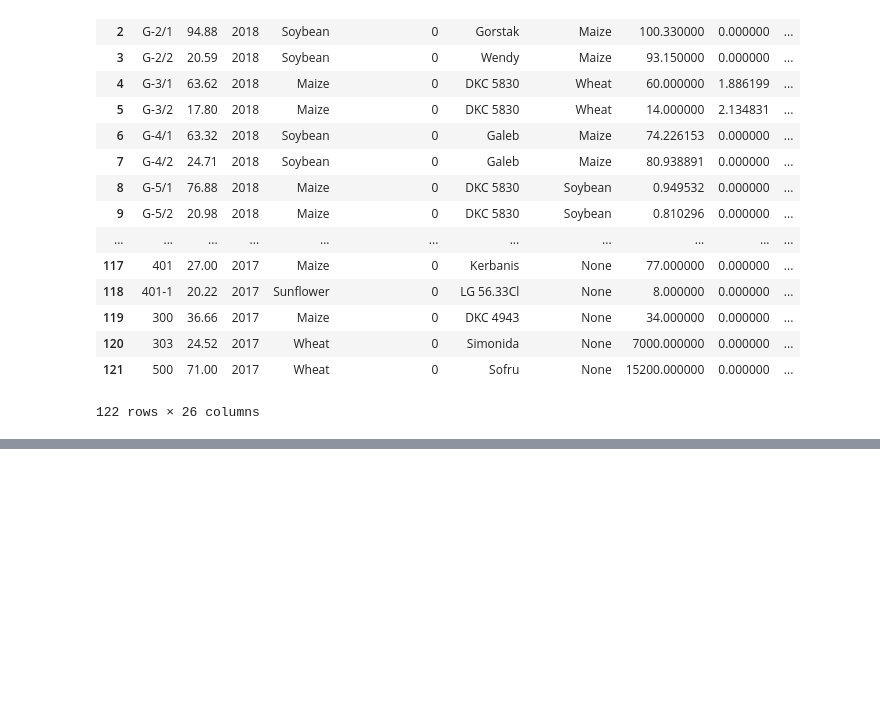
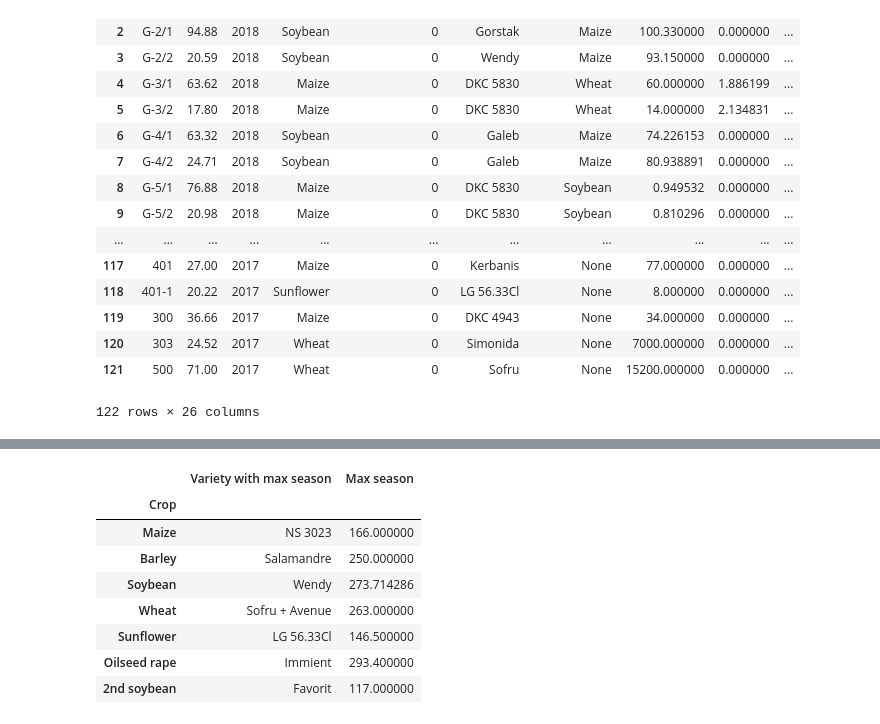
Before and after one commit to AndreaM1996/Project5, a Jupyter notebook: Project5.ipynb, the cells around one changed output, grey strips where cells are left out. Drawn from its saved outputs; the diff is of its cells as text; code cells hidden in the pictures; blank space fills up the shorter version.

```diff
--- a/Project5.ipynb
+++ b/Project5.ipynb
@@ -88,28 +90,30 @@ n = len(crops)
 def plot_ph_date(dfdates,i):
     crop = list(dfdates['Crop'].unique())
     fig = plt.figure(figsize=(12,10))
-    gs = gridspec.GridSpec(2,2)
+    gs = gridspec.GridSpec(2,2) # i will have three histograms
     df = dfdates[dfdates['Crop']==crop[i]]
 
     dates = ['Planting date','Harvest date']
 
-    ax1 = fig.add_subplot(gs[0,:])
+    ax1 = fig.add_subplot(gs[0,:]) #for the biggest histogram
     ax1.hist(df['Planting date'],color='darkgreen')
     ax1.hist(df['Harvest date'],color='darkorange')
 
 
-    index_planting = [k for k in df[dates[0]].index.values if df.loc[k,dates[0]].year == 2017]
-    index_harvest = [k for k in df[dates[1]].index.values if df.loc[k,dates[1]].year == 2017]
-    title = '2017.'
+    index_planting = [k for k in df[dates[0]].index.values if df.loc[k,dates[0]].year == 2017] #pick index where year is 2017.
+    index_harvest = [k for k in df[dates[1]].index.values if df.loc[k,dates[1]].year == 2017] # same just year for harvest date
+    title = '2017.' #title would have '2017.' except if title get change
 
     if crop[i] == 'Barley':
+        """Barley is planted in 2017. and harvested in 2018., so i need to find index of Harvest date where year is 2018.
+        which I will later plot."""
         index_harvest = [k for k in df[dates[1]].index.values if df.loc[k,dates[1]].year == 2018]
-        ax1.clear()
+        ax1.clear() #clear the biggest histogram, because it don't show one of dates --> change bins.
         ax1.hist(df['Planting date'],color='darkgreen')
         ax1.hist(df['Harvest date'],bins=2,color='darkorange')
         title = '2018.'
     if crop[i] == '2nd soybean':
-        ax1.clear()
+        ax1.clear() #similar, clear to change bins
         ax1.hist(df['Planting date'],bins=4,color='darkgreen')
         ax1.hist(df['Harvest date'],bins=4,color='darkorange')
     ax1.set_ylabel('counts',fontsize=16)
@@ -117,6 +121,7 @@ def plot_ph_date(dfdates,i):
     ax1.grid(axis='y',color='lightgrey',alpha=0.5)
     ax1.set_facecolor('w')
 
+    #setting yticks with condition, if interval (min(y),max(y)) is too small then step is 1, otherwise is 4
     y = ax1.get_yticks()
     if max(y) < 8:
         yint = range(math.floor(min(y)), math.ceil(max(y)))
@@ -124,10 +129,11 @@ def plot_ph_date(dfdates,i):
         yint = range(math.floor(min(y)), math.ceil(max(y))+1,4)
     ax1.set_yticks(yint)
 
+    #picking dates for plotting
     p_dates = df[dates[0]].loc[index_planting]
     h_dates = df[dates[1]].loc[index_harvest]
 
-
+    #plot planting date, on the left side of figure
     ax = fig.add_subplot(gs[1,0])
     ax.hist(p_dates.values,color='darkgreen')
     ax.set_title('Distribution of '+dates[0]+' for 2017. year')
@@ -136,6 +142,7 @@ def plot_ph_date(dfdates,i):
     ax.grid(axis='y',color='lightgrey',alpha=0.5)
     ax.set_facecolor('w')
 
+    #setting yticks with condition, if interval (min(y),max(y)) is too small then step is 1, otherwise is 2
     y = ax.get_yticks()
     if max(y) <= 5:
         yint = range(math.floor(min(y)), math.ceil(max(y)))
@@ -143,12 +150,13 @@ def plot_ph_date(dfdates,i):
         yint = range(math.floor(min(y)), math.ceil(max(y))+1,2)
     ax.set_yticks(yint)
 
-    for tick in ax.get_xticklabels():
+    for tick in ax.get_xticklabels(): #rotate dates
         tick.set_rotation(55)
 
+    #plot harvest date, on the right side of figure
     ax2 = fig.add_subplot(gs[1,1])
     ax2.hist(h_dates.values,color='darkorange')
-    ax2.set_title('Distribution of '+dates[1]+' for '+title+' year')
+    ax2.set_title('Distribution of '+dates[1]+' for '+title+' year') #if it plot barley then title variable is '2018.'
     ax2.set_ylabel('counts',fontsize=10)
     ax2.set_xlabel(dates[1], fontsize=10)
     ax2.grid(axis='y',color='lightgrey',alpha=0.5)
@@ -164,6 +172,7 @@ def plot_ph_date(dfdates,i):
     for tick in ax2.get_xticklabels():
         tick.set_rotation(55)
 
+    #setting xticks with interval (min(x)-10days,max(x)+10days) with step 1day
     pd = np.arange(p_dates.min()-datetime.timedelta(days=10),p_dates.max()+datetime.timedelta(days=10),datetime.timedelta(days=1))
     hd = np.arange(h_dates.min()-datetime.timedelta(days=10),h_dates.max()+datetime.timedelta(days=10),datetime.timedelta(days=1))
 
@@ -389,0 +422,19 @@ dfdates
+# %%
+ddf = pd.DataFrame(columns=['Crop','Variety with max \n season','Max season'])
+for i in range(n):
+    df = dfdates[dfdates['Crop'] == crops[i]]
+    duration_variety = df['Duration of \n season (days)'].groupby(dfdates['Variety']).mean()
+    sort_duration = duration_variety.sort_values(ascending=False)
+    ddf.loc[i] = [crops[i],list(sort_duration.index.values)[0],sort_duration[0]]
+ddf = ddf.set_index('Crop')
+ddf
+# %% [output]
+|  | Variety with max season | Max season |
+| Crop |  |  |
+| Maize | NS 3023 | 166.000000 |
+| Barley | Salamandre | 250.000000 |
+| Soybean | Wendy | 273.714286 |
+| Wheat | Sofru + Avenue | 263.000000 |
+| Sunflower | LG 56.33Cl | 146.500000 |
+| Oilseed rape | Immient | 293.400000 |
+| 2nd soybean | Favorit | 117.000000 |
```
Also changed, not shown: parts of 68 cells of this notebook.
